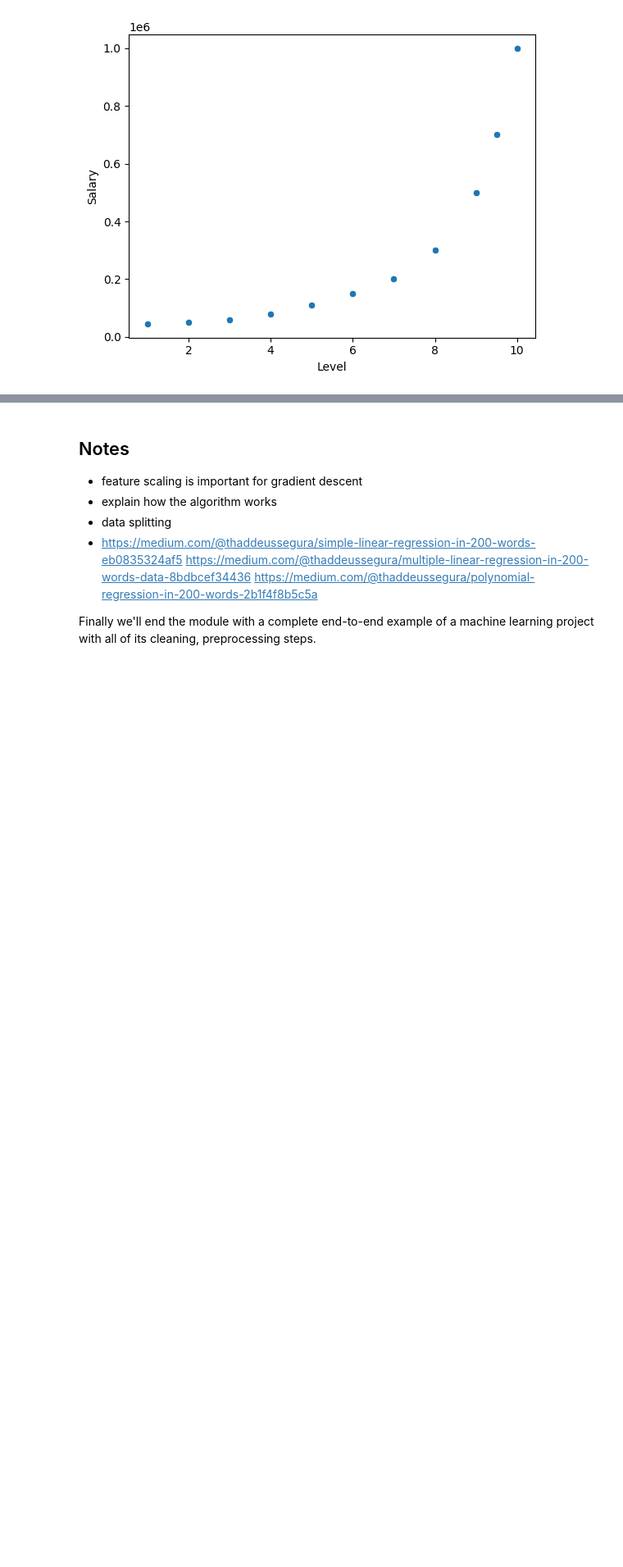
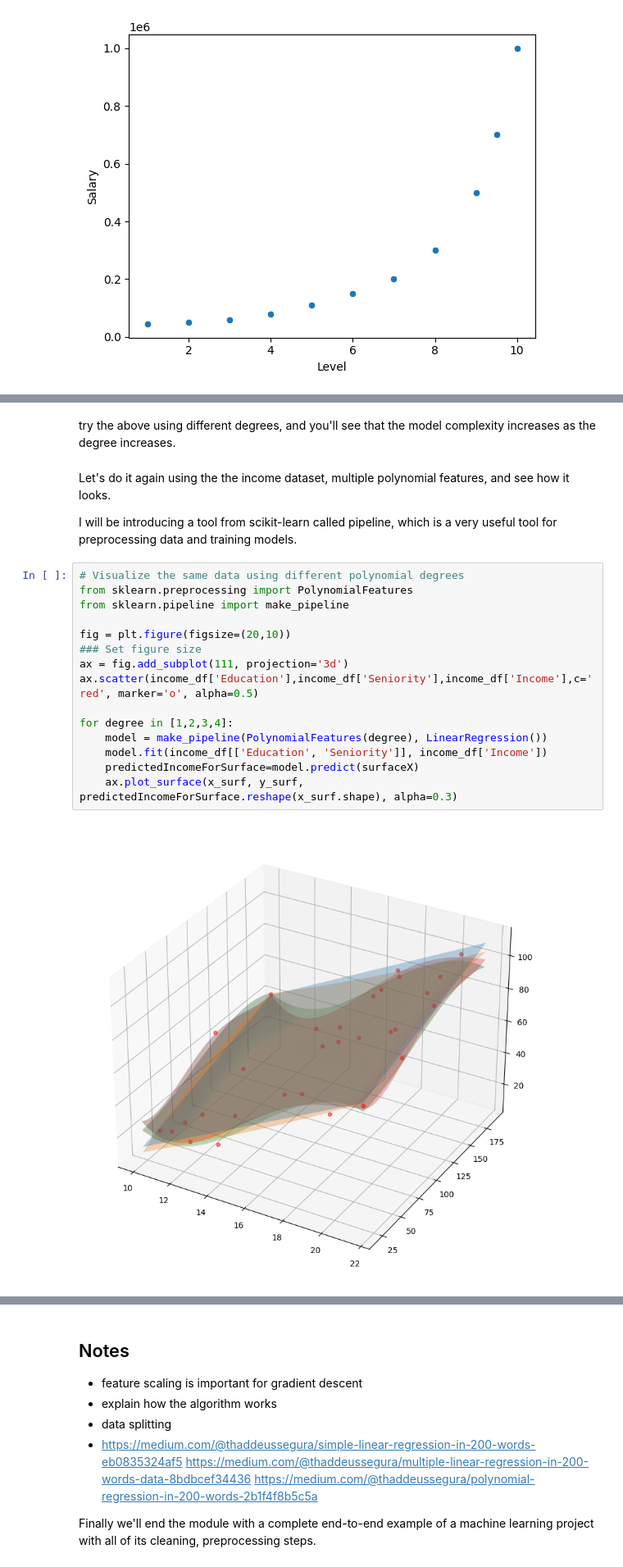
Before and after one commit to IT4063C/IT4063C.github.io, a Jupyter notebook: content/course-notes/9.ml-regression/transcript.ipynb, the cells around one changed output, grey strips where cells are left out. Shown at 82% size. Cells and saved outputs as stored; diff of their text form; blank space fills up the shorter version.

```diff
--- a/content/course-notes/9.ml-regression/transcript.ipynb
+++ b/content/course-notes/9.ml-regression/transcript.ipynb
@@ -767 +846,24 @@ plt.show()
+# %% [markdown]
+try the above using different degrees, and you'll see that the model complexity increases as the degree increases.
+# %% [markdown]
+Let's do it again using the the income dataset, multiple polynomial features, and see how it looks.
+
+I will be introducing a tool from scikit-learn called pipeline, which is a very useful tool for preprocessing data and training models.
+# %%
+# Visualize the same data using different polynomial degrees
+from sklearn.preprocessing import PolynomialFeatures
+from sklearn.pipeline import make_pipeline
+
+fig = plt.figure(figsize=(20,10))
+### Set figure size
+ax = fig.add_subplot(111, projection='3d')
+ax.scatter(income_df['Education'],income_df['Seniority'],income_df['Income'],c='red', marker='o', alpha=0.5)
+
+for degree in [1,2,3,4]:
+    model = make_pipeline(PolynomialFeatures(degree), LinearRegression())
+    model.fit(income_df[['Education', 'Seniority']], income_df['Income'])
+    predictedIncomeForSurface=model.predict(surfaceX)
+    ax.plot_surface(x_surf, y_surf, predictedIncomeForSurface.reshape(x_surf.shape), alpha=0.3)
+# %% [output]
+[figure, added]
 # %% [markdown]
```
Also changed, not shown: parts of 10 cells of this notebook, 13 other files.
